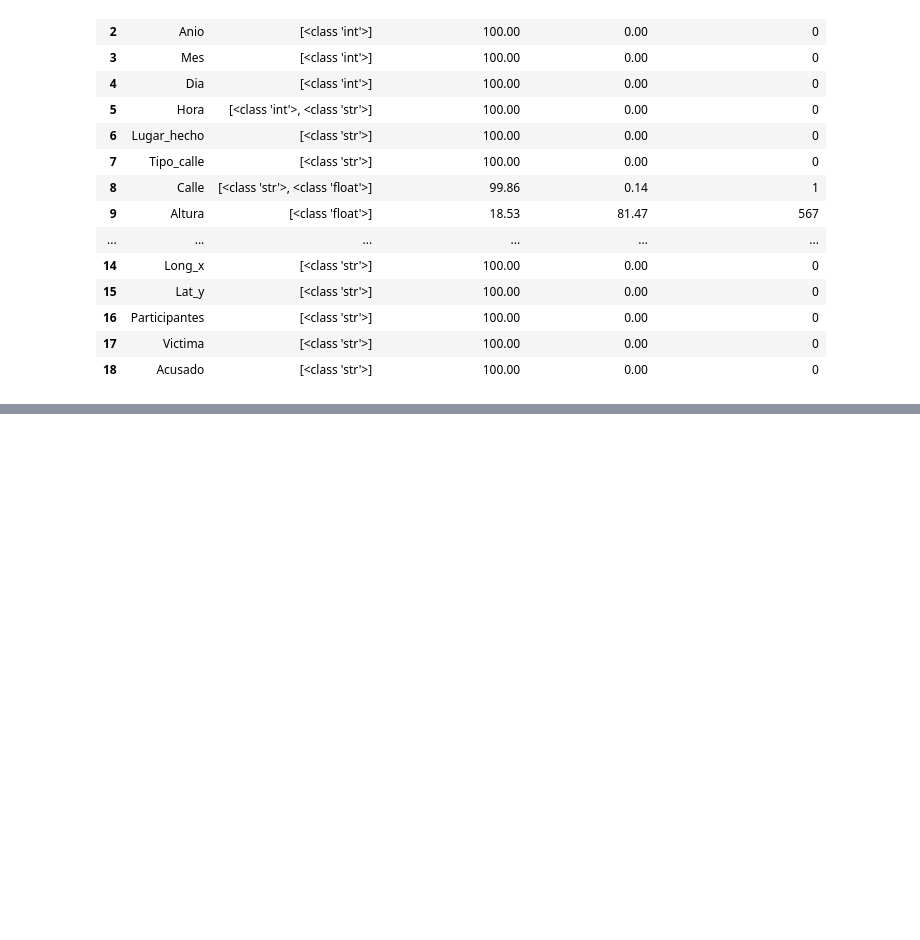
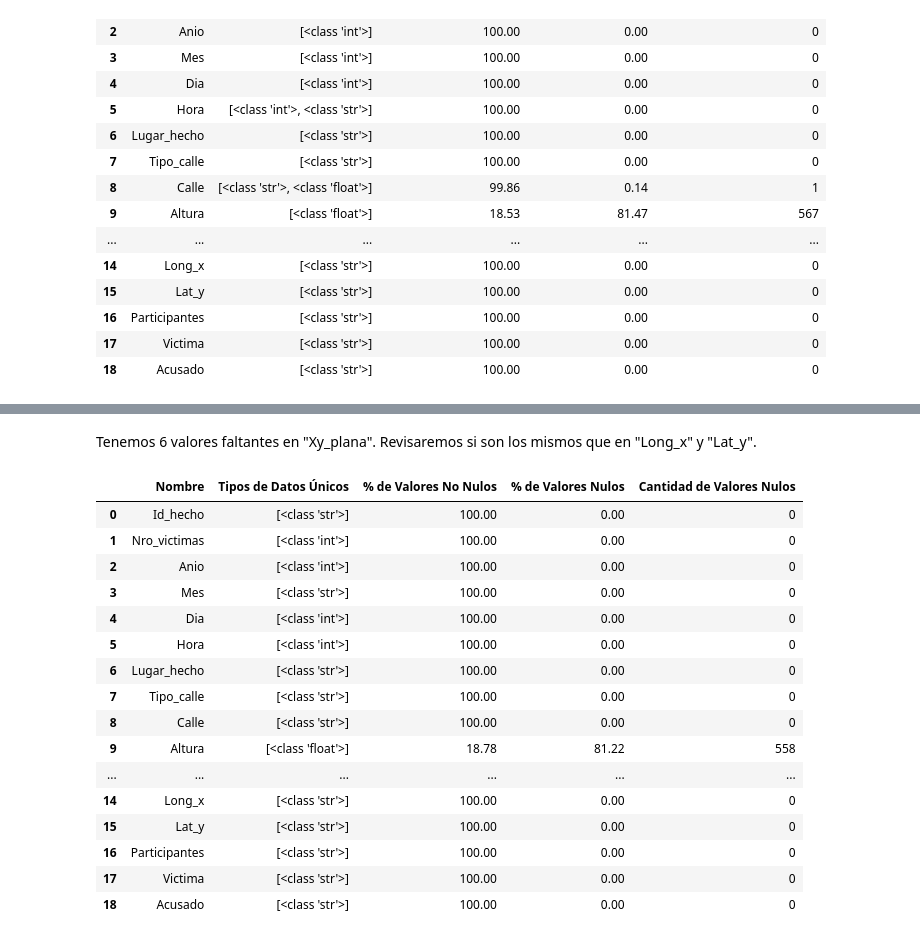
Before and after one commit to MaximilianoTauil/PI_Siniestros, a Jupyter notebook: ETL.ipynb, the cells around one changed output, grey strips where cells are left out. Cells and saved outputs as stored; diff of their text form; code cells hidden in the pictures; blank space fills up the shorter version.

```diff
--- a/ETL.ipynb
+++ b/ETL.ipynb
@@ -156,0 +348,16 @@ Herr.analizar_datos(data_hechos)
+# %%
+meses = {
+        1:'Enero',
+        2:'Febrero',
+        3:'Marzo',
+        4:'Abril',
+        5:'Mayo',
+        6:'Junio',
+        7:'Julio',
+        8:'Agosto',
+        9:'Septiembre',
+        10:'Octubre',
+        11:'Noviembre',
+        12:'Diciembre'  }
+# %%
+data_hechos['Mes'] = data_hechos['Mes'].map(meses)
@@ -156,0 +429,2 @@ Herr.analizar_datos(data_hechos)
+# %%
+data_hechos['Tipo_calle'] = data_hechos['Tipo_calle'].str.replace('GRAL PAZ','AUTOPISTA')
@@ -156,0 +565,22 @@ Herr.analizar_datos(data_hechos)
+# %% [markdown]
+Tenemos 6 valores faltantes en "Xy_plana". Revisaremos si son los mismos que en "Long_x" y "Lat_y".
+# %%
+Herr.analizar_datos(data_hechos)
+# %% [output]
+|  | Nombre | Tipos de Datos Únicos | % de Valores No Nulos | % de Valores Nulos | Cantidad de Valores Nulos |
+| 0 | Id_hecho | [<class 'str'>] | 100.00 | 0.00 | 0 |
+| 1 | Nro_victimas | [<class 'int'>] | 100.00 | 0.00 | 0 |
+| 2 | Anio | [<class 'int'>] | 100.00 | 0.00 | 0 |
+| 3 | Mes | [<class 'str'>] | 100.00 | 0.00 | 0 |
+| 4 | Dia | [<class 'int'>] | 100.00 | 0.00 | 0 |
+| 5 | Hora | [<class 'int'>] | 100.00 | 0.00 | 0 |
+| 6 | Lugar_hecho | [<class 'str'>] | 100.00 | 0.00 | 0 |
+| 7 | Tipo_calle | [<class 'str'>] | 100.00 | 0.00 | 0 |
+| 8 | Calle | [<class 'str'>] | 100.00 | 0.00 | 0 |
+| 9 | Altura | [<class 'float'>] | 18.78 | 81.22 | 558 |
+| ... | ... | ... | ... | ... | ... |
+| 14 | Long_x | [<class 'str'>] | 100.00 | 0.00 | 0 |
+| 15 | Lat_y | [<class 'str'>] | 100.00 | 0.00 | 0 |
+| 16 | Participantes | [<class 'str'>] | 100.00 | 0.00 | 0 |
+| 17 | Victima | [<class 'str'>] | 100.00 | 0.00 | 0 |
+| 18 | Acusado | [<class 'str'>] | 100.00 | 0.00 | 0 |
```
Also changed, not shown: parts of 66 cells of this notebook, 2 other files.
